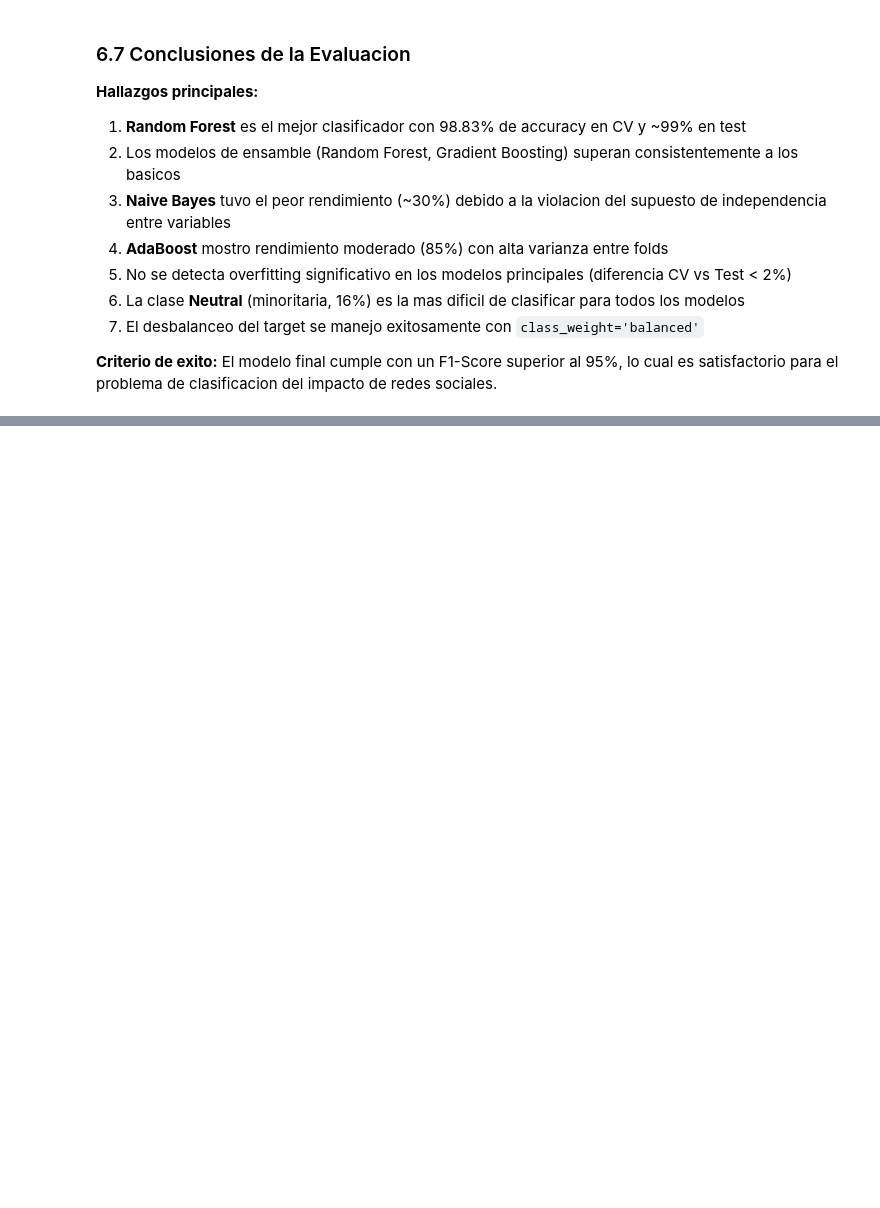
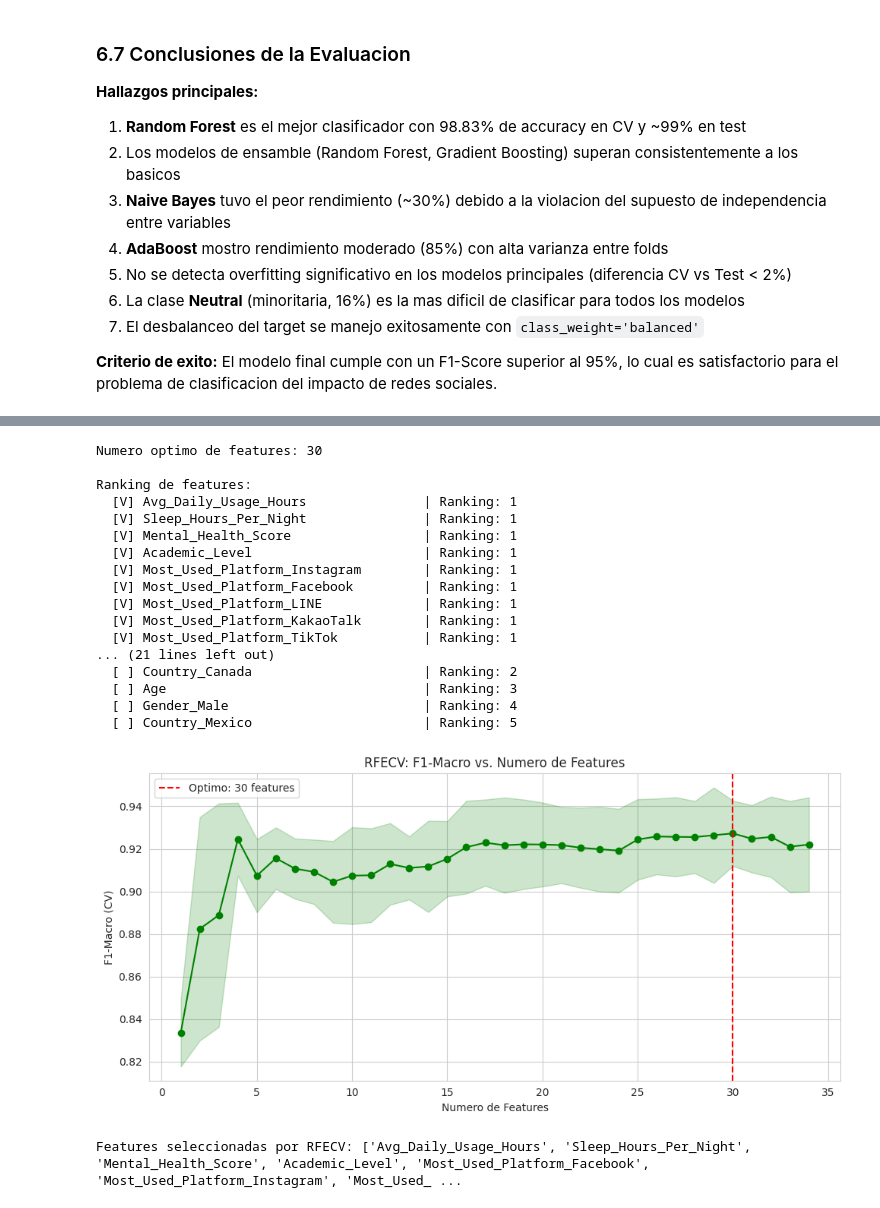
Before and after one commit to Camilov1814/MLClassifier, a Jupyter notebook: EDA_Preprocesamiento_Social_Media.ipynb, the cells around one changed output, grey strips where cells are left out. Drawn from its saved outputs; the diff is of its cells as text; code cells hidden in the pictures; blank space fills up the shorter version.

```diff
--- a/EDA_Preprocesamiento_Social_Media.ipynb
+++ b/EDA_Preprocesamiento_Social_Media.ipynb
@@ -1348,0 +1576,67 @@ Proyecto completado siguiendo la metodologia **CRISP-DM** (Fases 2 a 5):
+# %%
+# === RFECV con LogisticRegression ===
+cv_inner = StratifiedKFold(n_splits=5, shuffle=True, random_state=42)
+
+lr_rfe = LogisticRegression(max_iter=2000, class_weight='balanced', random_state=42)
+
+rfecv = RFECV(
+    estimator=lr_rfe,
+    step=1,
+    cv=cv_inner,
+    scoring='f1_macro',
+    min_features_to_select=1,
+    n_jobs=-1
+)
+
+rfecv.fit(X_train_df, y_train)
+
+# Resultados
+print(f"Numero optimo de features: {rfecv.n_features_}")
+print(f"\nRanking de features:")
+ranking_rfe = pd.Series(rfecv.ranking_, index=feature_names_clean).sort_values()
+for feat, rank in ranking_rfe.items():
+    sel = "V" if rank == 1 else " "
+    print(f"  [{sel}] {feat:35s} | Ranking: {rank}")
+
+# Visualizar CV scores por numero de features
+mean_scores = rfecv.cv_results_['mean_test_score']
+std_scores = rfecv.cv_results_['std_test_score']
+
+fig, ax = plt.subplots(figsize=(10, 5))
+n_features_range = range(1, len(mean_scores) + 1)
+ax.plot(n_features_range, mean_scores, marker='o', color='green')
+ax.fill_between(n_features_range,
+                np.array(mean_scores) - np.array(std_scores),
+                np.array(mean_scores) + np.array(std_scores),
+                alpha=0.2, color='green')
+ax.axvline(x=rfecv.n_features_, color='red', linestyle='--',
+           label=f'Optimo: {rfecv.n_features_} features')
+ax.set_xlabel('Numero de Features')
+ax.set_ylabel('F1-Macro (CV)')
+ax.set_title('RFECV: F1-Macro vs. Numero de Features')
+ax.legend()
+plt.tight_layout()
+plt.show()
+
+selected_rfecv = list(X_train_df.columns[rfecv.support_])
+print(f"\nFeatures seleccionadas por RFECV: {selected_rfecv}")
+# %% [output]
+Numero optimo de features: 30
+
+Ranking de features:
+  [V] Avg_Daily_Usage_Hours               | Ranking: 1
+  [V] Sleep_Hours_Per_Night               | Ranking: 1
+  [V] Mental_Health_Score                 | Ranking: 1
+  [V] Academic_Level                      | Ranking: 1
+  [V] Most_Used_Platform_Instagram        | Ranking: 1
+  [V] Most_Used_Platform_Facebook         | Ranking: 1
+  [V] Most_Used_Platform_LINE             | Ranking: 1
+  [V] Most_Used_Platform_KakaoTalk        | Ranking: 1
+  [V] Most_Used_Platform_TikTok           | Ranking: 1
+... (21 lines left out)
+  [ ] Country_Canada                      | Ranking: 2
+  [ ] Age                                 | Ranking: 3
+  [ ] Gender_Male                         | Ranking: 4
+  [ ] Country_Mexico                      | Ranking: 5
+[figure, added]
+Features seleccionadas por RFECV: ['Avg_Daily_Usage_Hours', 'Sleep_Hours_Per_Night', 'Mental_Health_Score', 'Academic_Level', 'Most_Used_Platform_Facebook', 'Most_Used_Platform_Instagram', 'Most_Used_ ...
```
Also changed, not shown: parts of 63 cells of this notebook.
